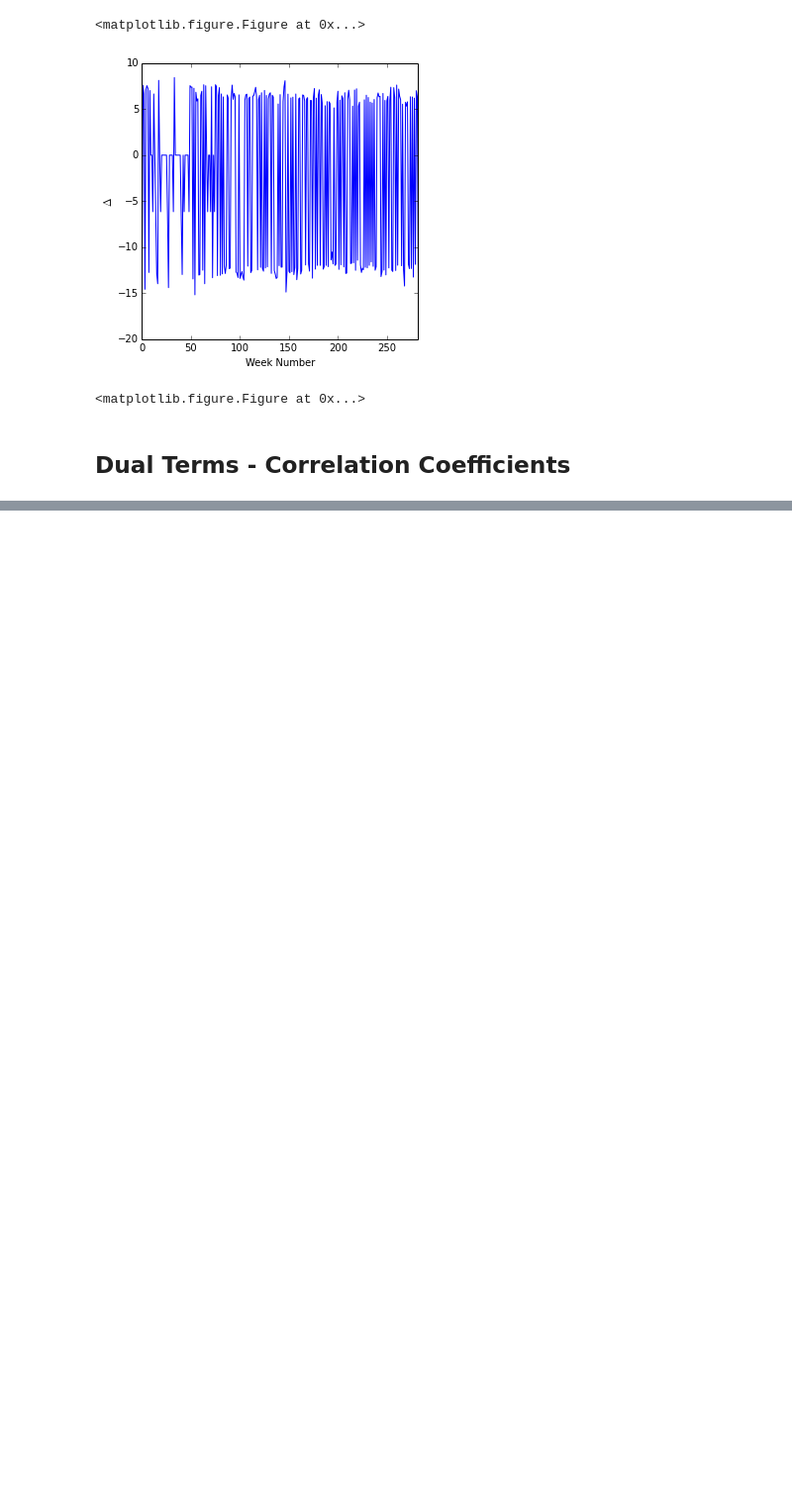
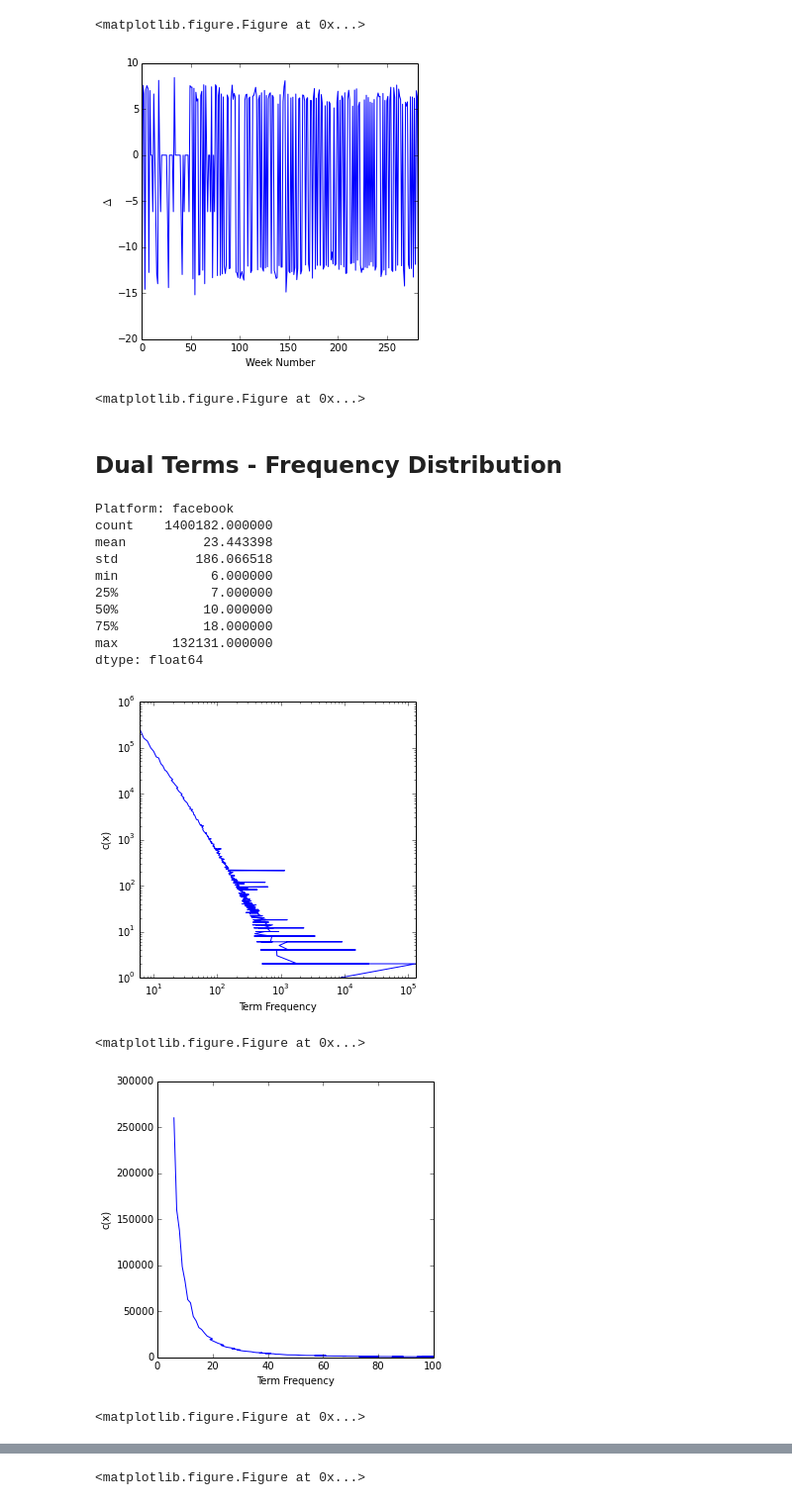
Before and after one commit to mattroweshow/StochFuse, a Jupyter notebook: notebooks/eda_stage1.ipynb, the cells around one changed output, grey strips where cells are left out. Shown at 99% size. Saved outputs shown, nothing was run; the diff lists cells and outputs as text; code cells hidden in the pictures; blank space fills up the shorter version.

```diff
--- a/notebooks/eda_stage1.ipynb
+++ b/notebooks/eda_stage1.ipynb
@@ -139,4 +135,4 @@ Platform: facebook
 [figure]
 <matplotlib.figure.Figure at 0x...>
 # %% [markdown]
-## Dual Terms - Correlation Coefficients
+## Dual Terms - Frequency Distribution
@@ -144,0 +139,58 @@ Platform: facebook
+# %%
+# read in the frequency distribution from the local file
+def plot_dual_terms_frequencies(platform):
+    # read in the dual terms means from the local file
+    counts = []
+    with open('../data_files/' + str(platform) + '_dual_terms_counts.tsv', 'rb') as csvfile:
+        reader = csv.reader(csvfile, delimiter='\t')
+        for row in reader:
+            counts.append(float(row[0]))
+    counts_series = pd.Series(counts)
+
+    print counts_series.describe()
+
+    # plot the term-pairs occurrence frequencies
+    fig = plt.figure()
+    counts_series.value_counts().plot(logy=True, logx=True)
+    plt.xlabel("Term Frequency")
+    plt.ylabel("c(x)")
+    plt.xlim((0, max(counts_series)))
+    plt.show()
+    plt.clf()
+
+    # plot the term-pairs occurrence frequencies - oomed version
+    fig = plt.figure()
+    counts_series.value_counts().plot()
+    plt.xlabel("Term Frequency")
+    plt.ylabel("c(x)")
+    plt.xlim((0, 100))
+    plt.show()
+    plt.clf()
+
+    # histogram of above.
+    fig = plt.figure()
+    counts_series.value_counts().plot(kind='hist', bins=50)
+    plt.xlabel("Term Frequency")
+    plt.ylabel("c(x)")
+    plt.xlim((0, max(counts_series)))
+    plt.show()
+    plt.clf()
+# %%
+for platform in platforms:
+    print "Platform: " + platform
+    plot_dual_terms_frequencies(platform)
+# %% [output]
+Platform: facebook
+count    1400182.000000
+mean          23.443398
+std          186.066518
+min            6.000000
+25%            7.000000
+50%           10.000000
+75%           18.000000
+max       132131.000000
+dtype: float64
+[figure, added]
+<matplotlib.figure.Figure at 0x...>
+[figure, added]
+<matplotlib.figure.Figure at 0x...>
@@ -144,0 +198 @@ Platform: facebook
+<matplotlib.figure.Figure at 0x...>
```
Also changed, not shown: parts of 9 cells of this notebook.
